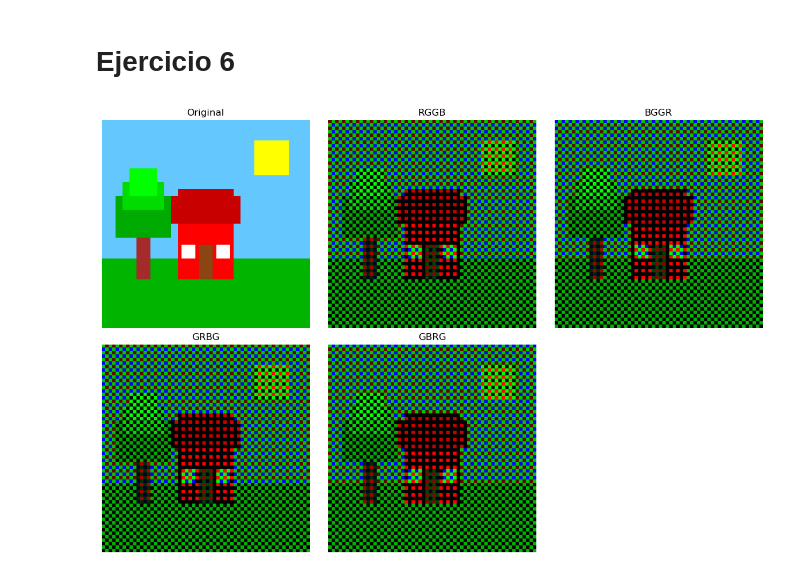
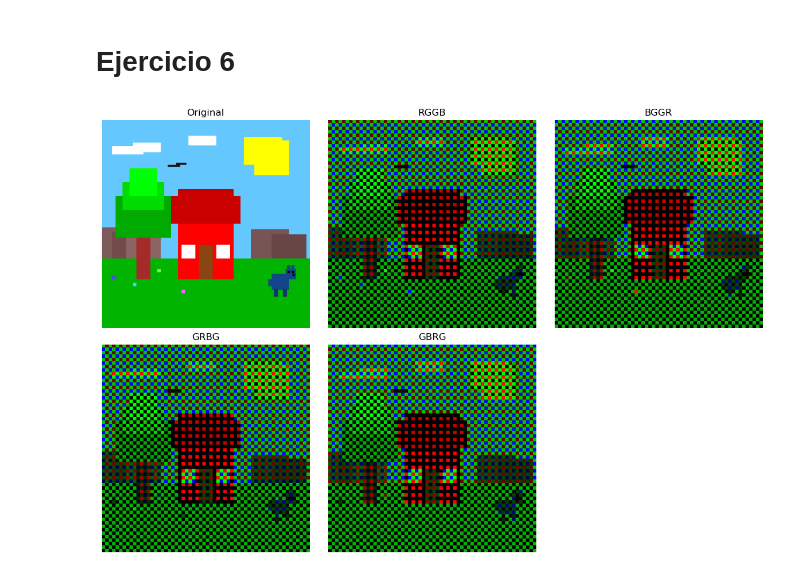
Before and after one commit to Sunner-01/PDI26, a Jupyter notebook: Practica-lab-4/Practica-lab-4.ipynb, the cells around one changed output. Saved outputs shown, nothing was run; the diff lists cells and outputs as text; code cells hidden in the pictures.

```diff
--- a/Practica-lab-4/Practica-lab-4.ipynb
+++ b/Practica-lab-4/Practica-lab-4.ipynb
@@ -206,24 +206,43 @@ img = np.zeros((300, 300, 3), dtype=np.uint8)
 img[:, :] = [255, 200, 100]
 
 img[200:300, :] = [0, 180, 0]
-
+img[155:200, 0:40] = [90, 90, 125]
+img[162:200, 15:65] = [75, 75, 115]
+img[170:200, 35:85] = [100, 100, 140]
+img[158:200, 215:270] = [85, 85, 120]
+img[165:200, 245:295] = [70, 70, 105]
 img[30:80, 220:270] = [0, 255, 255]
-
 img[150:230, 110:190] = [0, 0, 255]
-
 img[110:150, 100:200] = [0, 0, 200]
 img[100:110, 110:190] = [0, 0, 200]
-
 img[180:230, 140:160] = [19, 69, 139]
-
 img[180:200, 115:135] = [255, 255, 255]
 img[180:200, 165:185] = [255, 255, 255]
-
 img[170:230, 50:70] = [42, 42, 165]
-
 img[110:170, 20:100] = [0, 170, 0]
 img[90:130, 30:90] = [0, 220, 0]
 img[70:110, 40:80] = [0, 255, 0]
+img[25:65, 205:260] = [0, 255, 255]
+img[38:50, 15:60] = [255, 255, 255]
+img[33:47, 45:85] = [255, 255, 255]
+img[23:37, 125:165] = [255, 255, 255]
+img[225:230, 15:20] = [255, 70, 80]
+img[235:240, 45:50] = [255, 220, 60]
+img[215:220, 80:85] = [80, 255, 110]
+img[245:250, 115:120] = [255, 100, 255]
+img[65:68, 95:113] = [20, 20, 30]
+img[62:65, 107:122] = [20, 20, 30]
+img[222:245, 245:270] = [139, 69, 19]
+img[215:230, 265:280] = [139, 69, 19]
+img[210:217, 267:272] = [139, 69, 19]
+img[210:217, 273:278] = [139, 69, 19]
+img[230:240, 240:247] = [139, 69, 19]
+img[244:255, 248:254] = [110, 50, 20]
+img[244:255, 261:267] = [110, 50, 20]
+img[218:221, 268:271] = [0, 0, 0]
+img[218:221, 274:277] = [0, 0, 0]
+
+img[222:225, 275:278] = [0, 0, 0]
 
 cv2.imwrite("imagen_Creada.jpg", img)
 
@@ -277,31 +296,31 @@ def aplicar_bayer(img, patron):
                 else:
                     bayer[i,j,1] = img[i,j,1]
 
     return bayer
 
 patrones = ["RGGB", "BGGR", "GRBG", "GBRG"]
 resultados = []
 
 for p in patrones:
     img_bayer = aplicar_bayer(img_small, p)
     img_bayer_zoom = cv2.resize(img_bayer, (300, 300), interpolation=cv2.INTER_NEAREST)
     resultados.append((p, img_bayer_zoom))
     cv2.imwrite(f"Bayer_{p}.jpg", img_bayer_zoom)
 
 plt.figure(figsize=(12, 8))
 
 plt.subplot(2, 3, 1)
 plt.title("Original")
 plt.imshow(cv2.cvtColor(img, cv2.COLOR_BGR2RGB))
 plt.axis('off')
 
 for i, (nombre, imagen) in enumerate(resultados):
     plt.subplot(2, 3, i+2)
     plt.title(nombre)
     plt.imshow(cv2.cvtColor(imagen, cv2.COLOR_BGR2RGB))
     plt.axis('off')
 
 plt.tight_layout()
 plt.show()
 # %% [output]
-[figure, old version]
+[figure, new version]
```
Also changed, not shown: 5 other files.
